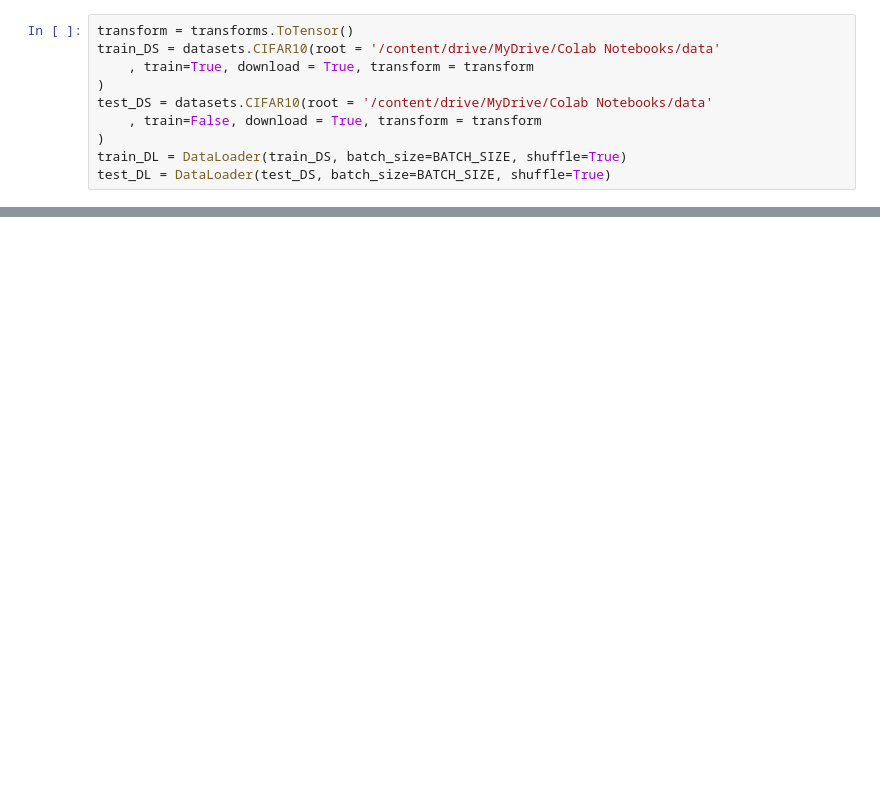
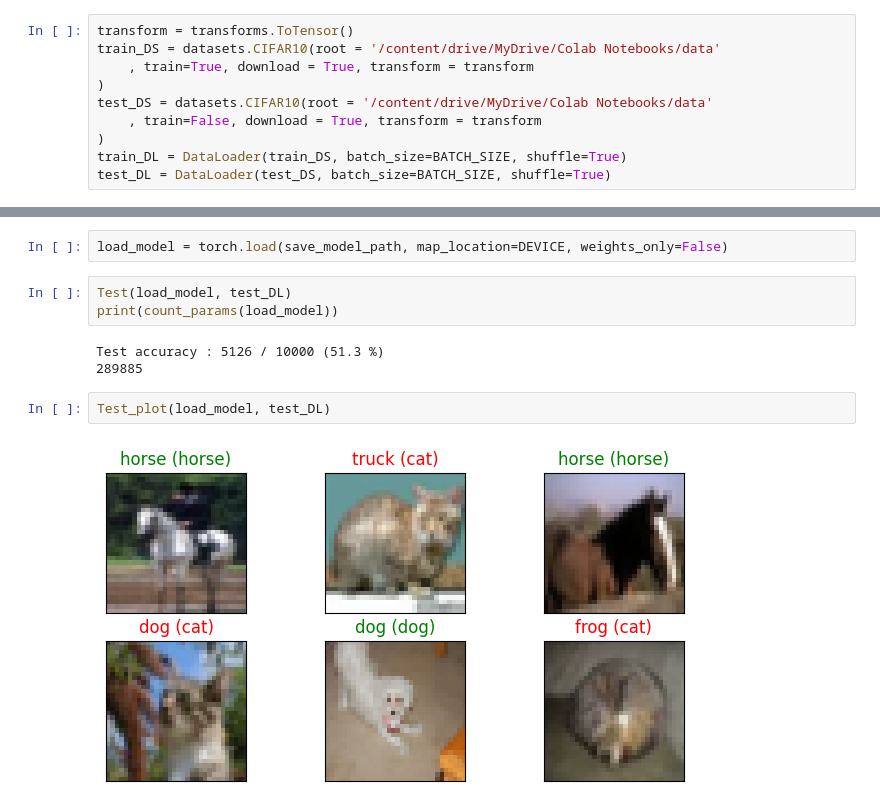
Before and after one commit to aitjoeun/PyTorch, a Jupyter notebook: 04.multiclass/03.multiclass_CIFAR10_main.ipynb, the cells around one changed output, grey strips where cells are left out. Saved outputs shown, nothing was run; the diff lists cells and outputs as text; blank space fills up the shorter version.

```diff
--- a/04.multiclass/03.multiclass_CIFAR10_main.ipynb
+++ b/04.multiclass/03.multiclass_CIFAR10_main.ipynb
@@ -51,0 +190,12 @@ test_DL = DataLoader(test_DS, batch_size=BATCH_SIZE, shuffle=True)
+# %%
+load_model = torch.load(save_model_path, map_location=DEVICE, weights_only=False)
+# %%
+Test(load_model, test_DL)
+print(count_params(load_model))
+# %% [output]
+Test accuracy : 5126 / 10000 (51.3 %)
+289885
+# %%
+Test_plot(load_model, test_DL)
+# %% [output]
+[figure, added]
```
Also changed, not shown: parts of 9 cells of this notebook.
